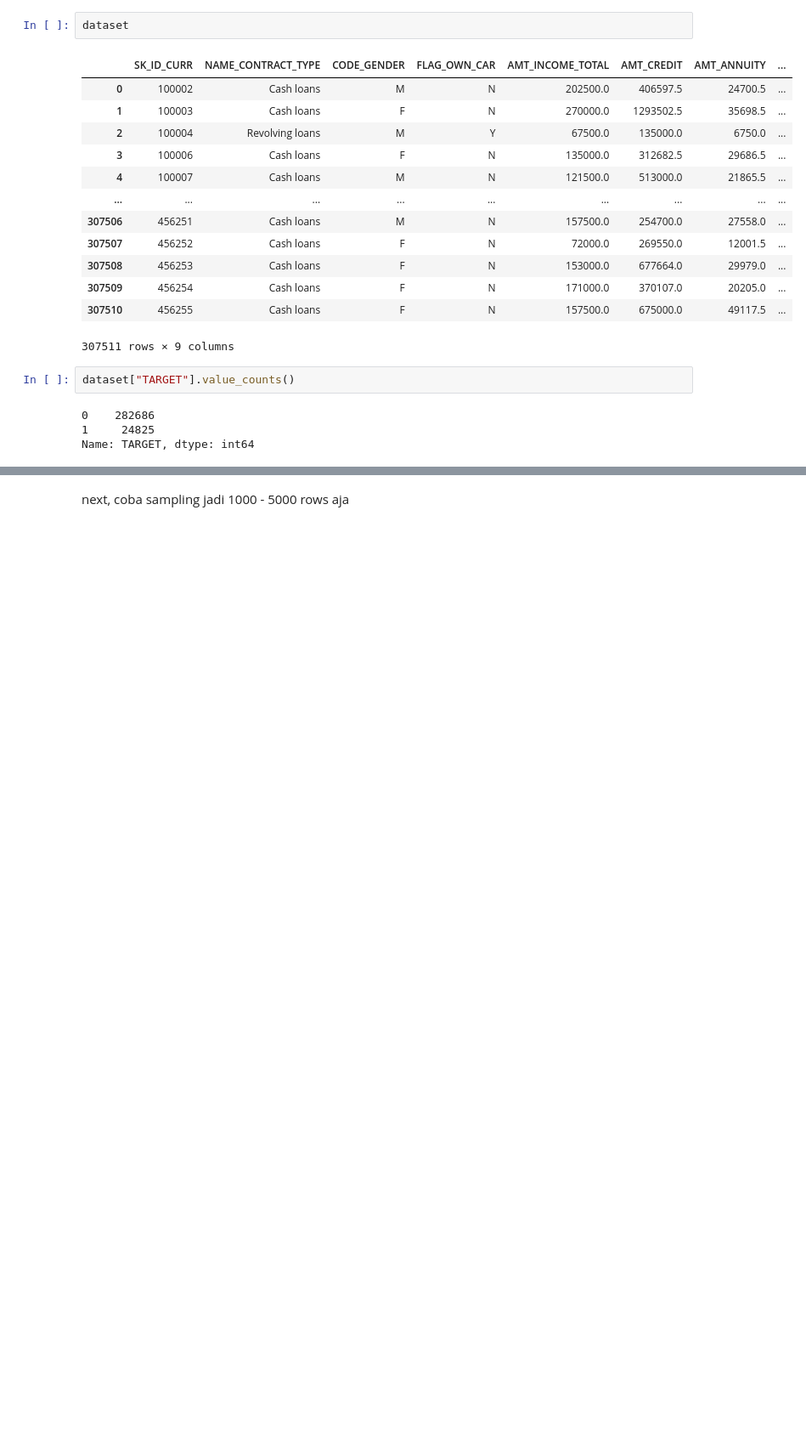
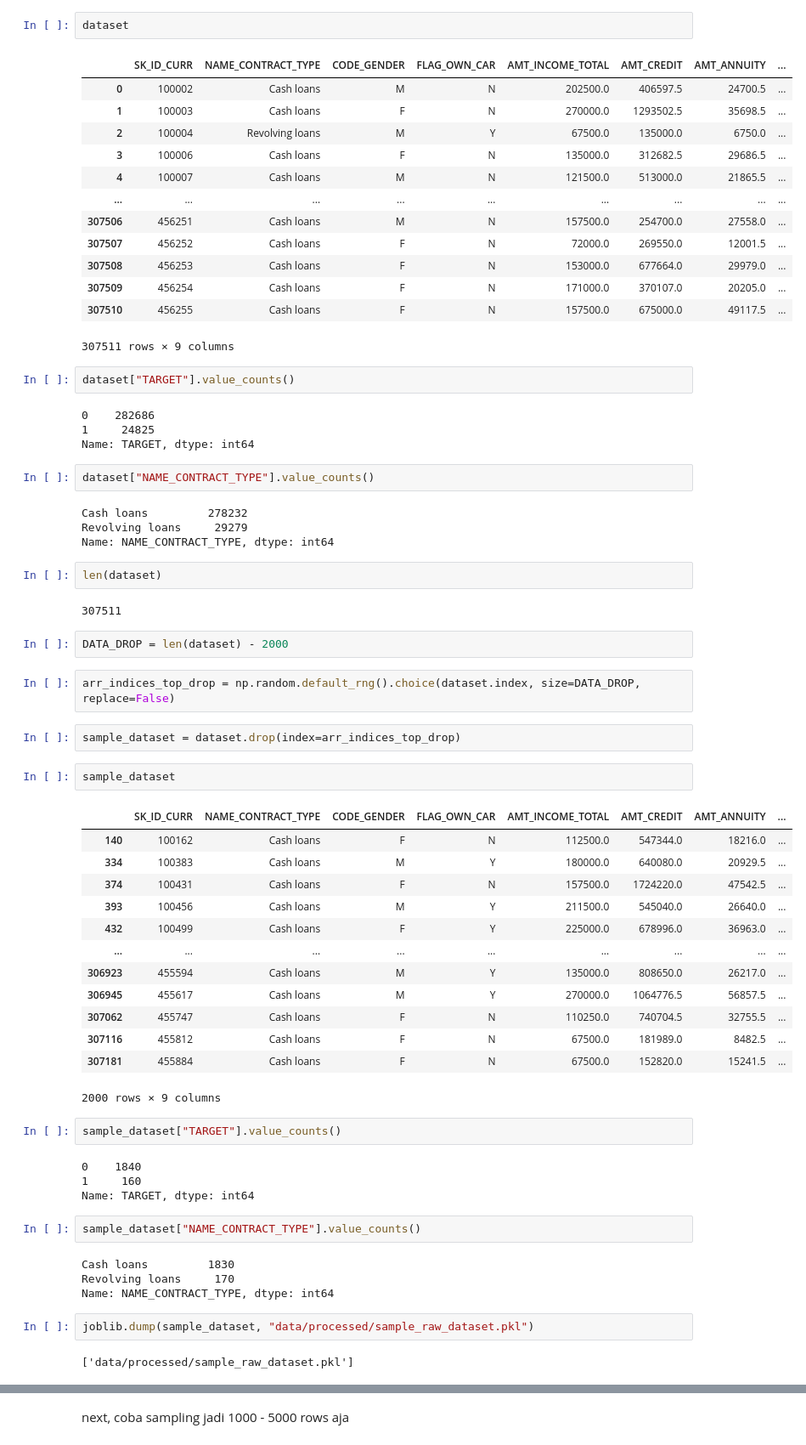
Before and after one commit to shandytp/learn_credit_score, a Jupyter notebook: 00-master-notebook.ipynb, the cells around one changed output, grey strips where cells are left out. Shown at 85% size. Drawn from its saved outputs; the diff is of its cells as text; blank space fills up the shorter version.

```diff
--- a/00-master-notebook.ipynb
+++ b/00-master-notebook.ipynb
@@ -76,3 +76,51 @@ dataset["TARGET"].value_counts()
 0    282686
 1     24825
 Name: TARGET, dtype: int64
+# %%
+dataset["NAME_CONTRACT_TYPE"].value_counts()
+# %% [output]
+Cash loans         278232
+Revolving loans     29279
+Name: NAME_CONTRACT_TYPE, dtype: int64
+# %%
+len(dataset)
+# %% [output]
+307511
+# %%
+DATA_DROP = len(dataset) - 2000
+# %%
+arr_indices_top_drop = np.random.default_rng().choice(dataset.index, size=DATA_DROP, replace=False)
+# %%
+sample_dataset = dataset.drop(index=arr_indices_top_drop)
+# %%
+sample_dataset
+# %% [output]
+|  | SK_ID_CURR | NAME_CONTRACT_TYPE | CODE_GENDER | FLAG_OWN_CAR | AMT_INCOME_TOTAL | AMT_CREDIT | AMT_ANNUITY | ... |
+| 140 | 100162 | Cash loans | F | N | 112500.0 | 547344.0 | 18216.0 | ... |
+| 334 | 100383 | Cash loans | M | Y | 180000.0 | 640080.0 | 20929.5 | ... |
+| 374 | 100431 | Cash loans | F | N | 157500.0 | 1724220.0 | 47542.5 | ... |
+| 393 | 100456 | Cash loans | M | Y | 211500.0 | 545040.0 | 26640.0 | ... |
+| 432 | 100499 | Cash loans | F | Y | 225000.0 | 678996.0 | 36963.0 | ... |
+| ... | ... | ... | ... | ... | ... | ... | ... | ... |
+| 306923 | 455594 | Cash loans | M | Y | 135000.0 | 808650.0 | 26217.0 | ... |
+| 306945 | 455617 | Cash loans | M | Y | 270000.0 | 1064776.5 | 56857.5 | ... |
+| 307062 | 455747 | Cash loans | F | N | 110250.0 | 740704.5 | 32755.5 | ... |
+| 307116 | 455812 | Cash loans | F | N | 67500.0 | 181989.0 | 8482.5 | ... |
+| 307181 | 455884 | Cash loans | F | N | 67500.0 | 152820.0 | 15241.5 | ... |
+2000 rows × 9 columns
+# %%
+sample_dataset["TARGET"].value_counts()
+# %% [output]
+0    1840
+1     160
+Name: TARGET, dtype: int64
+# %%
+sample_dataset["NAME_CONTRACT_TYPE"].value_counts()
+# %% [output]
+Cash loans         1830
+Revolving loans     170
+Name: NAME_CONTRACT_TYPE, dtype: int64
+# %%
+joblib.dump(sample_dataset, "data/processed/sample_raw_dataset.pkl")
+# %% [output]
+['data/processed/sample_raw_dataset.pkl']
```
Also changed, not shown: parts of 2 cells of this notebook.
